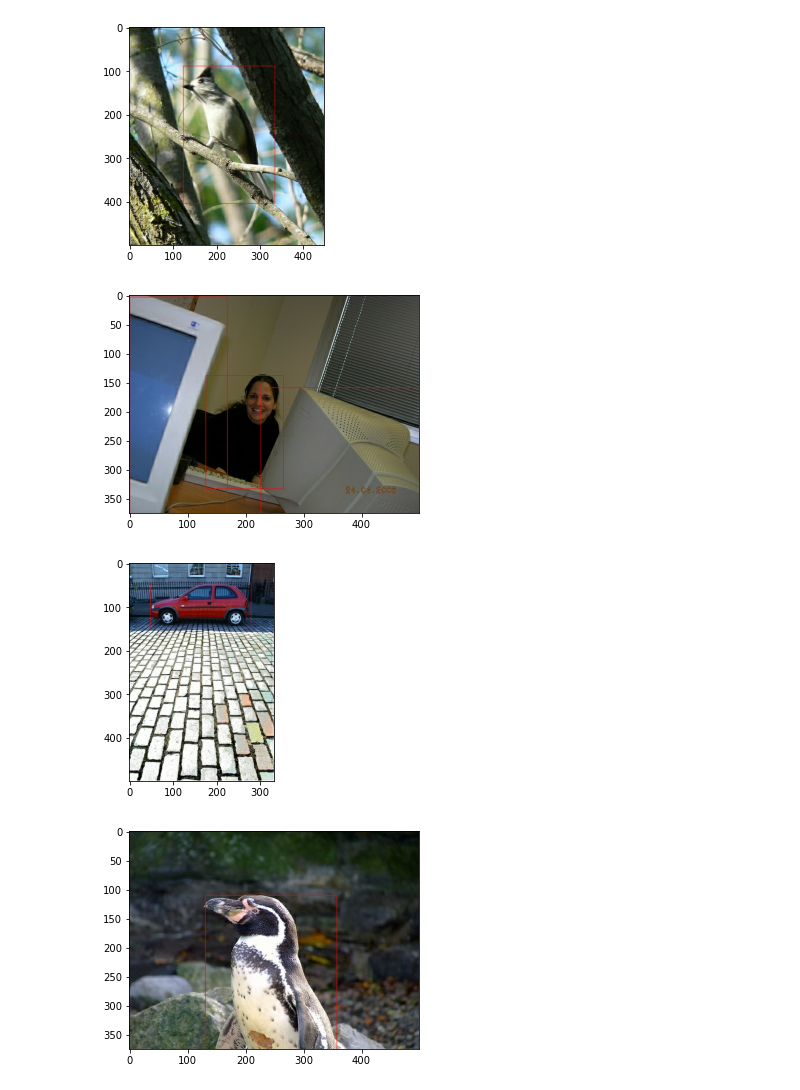
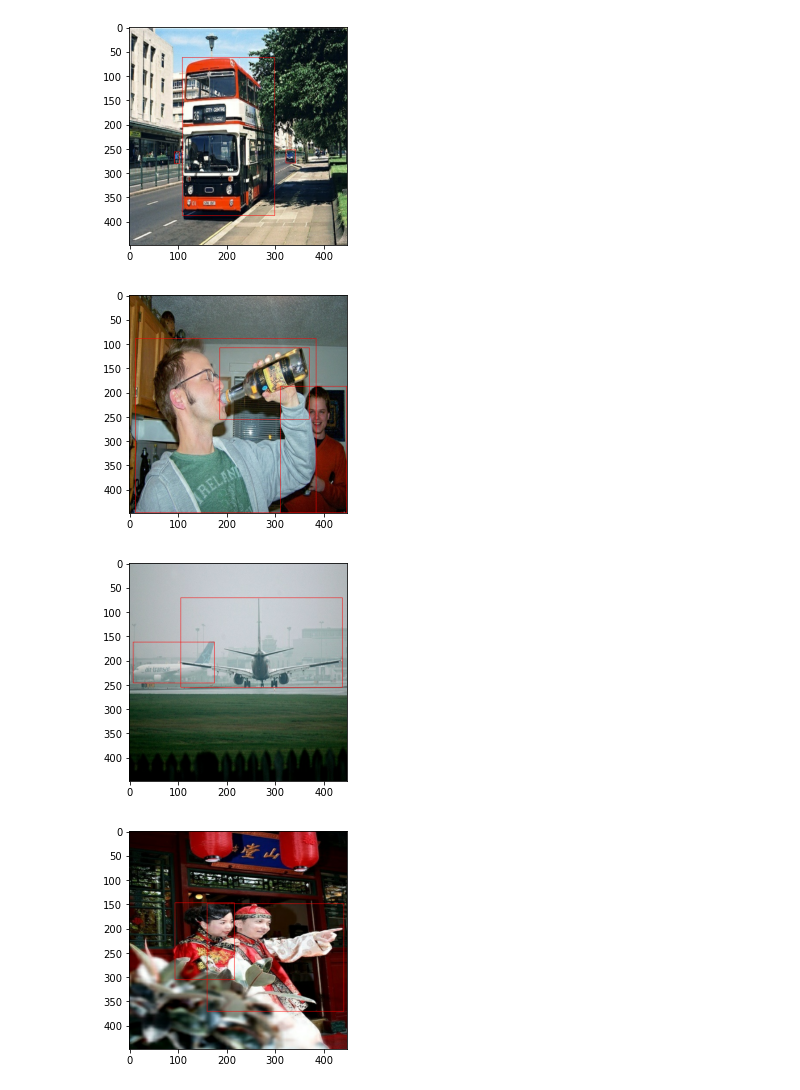
Before and after one commit to kwjinwoo/YOLOv1_Tensorflow2, a Jupyter notebook: data_check.ipynb, the cells around one changed output. Drawn from its saved outputs; the diff is of its cells as text; code cells hidden in the pictures.

Commit message:
Update DatasetLoader

```diff
--- a/data_check.ipynb
+++ b/data_check.ipynb
@@ -5,3 +6,3 @@ import matplotlib.pyplot as plt
 # %%
-loader = DatasetLoader('./dataset/train_PASCAL2007.tfrecord', './dataset/val_PASCAL2007.tfrecord')
+loader = DatasetLoader('./dataset/train_PASCAL2007.tfrecord', './dataset/val_PASCAL2007.tfrecord', 448, 7, 20)
 train_ds, val_ds = loader.get_dataset()
@@ -16,13 +9,31 @@ def draw_box(img, points):
+# %%
+def label_parse(label, img):
+    for x_cell in range(7):
+        for y_cell in range(7):
+            if label[x_cell][y_cell][4] != 0:
+                box_info = label[x_cell][y_cell][:4]
+                name = np.argmax(label[x_cell][y_cell][5:])
+                center_x = (box_info[0] * 64) + (x_cell * 64)
+                center_y = (box_info[1] * 64) + (y_cell * 64)
+
+                w = box_info[2] * 448
+                h = box_info[3] * 448
+
+                c1 = (int(center_x - (w / 2)), int(center_y - (h / 2)))
+                c2 = (int(center_x + (w / 2)), int(center_y + (h / 2)))
+
+                img = cv2.rectangle(img, c1, c2, (255, 0, 0), 1)
+    return img
 # %%
 for i in train_ds.take(5):
-    img = i[0].numpy()
-    points = i[2].numpy()
+    image = i[0].numpy().astype(np.uint8)
+    label = i[1].numpy()
 
-    img = draw_box(img, points)
-    plt.imshow(img)
+    image = label_parse(label, image)
+    plt.imshow(image)
     plt.show()
 # %% [output]
-[figure, old version]
+[figure, new version]
-[figure, old version]
+[figure, new version]
-[figure, old version]
+[figure, new version]
-[figure, old version]
+[figure, new version]
```
Also changed, not shown: parts of 11 cells of this notebook, 5 other files.
